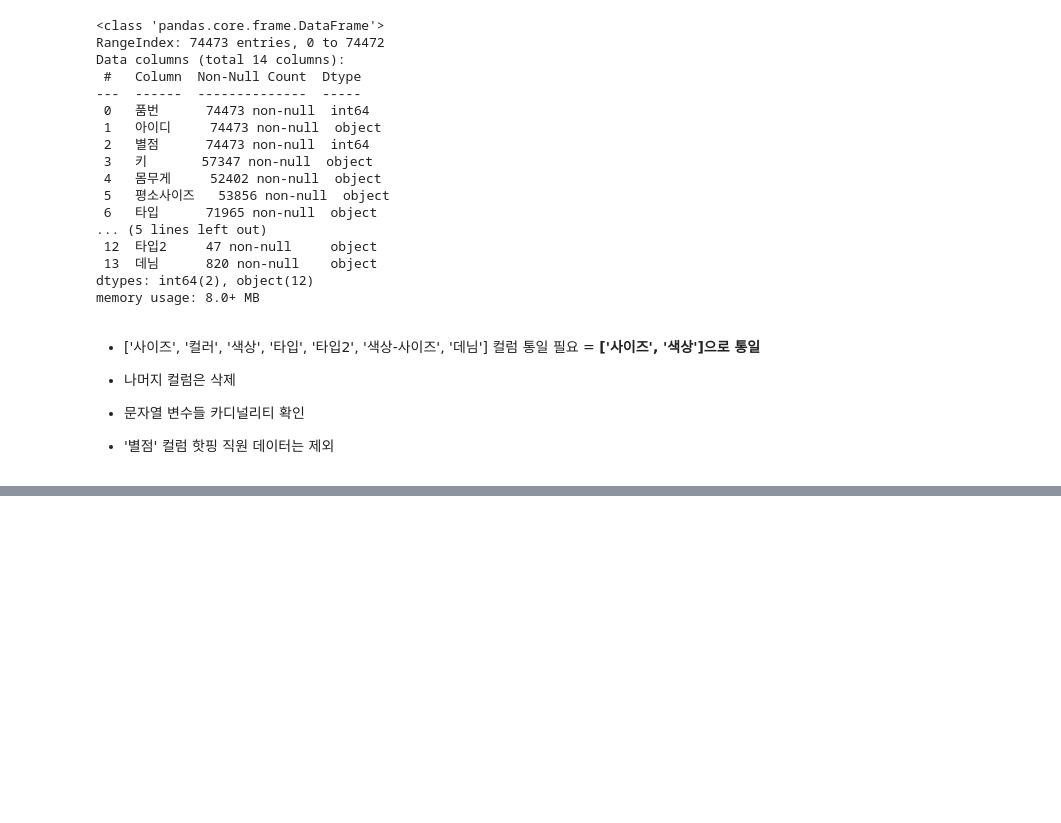
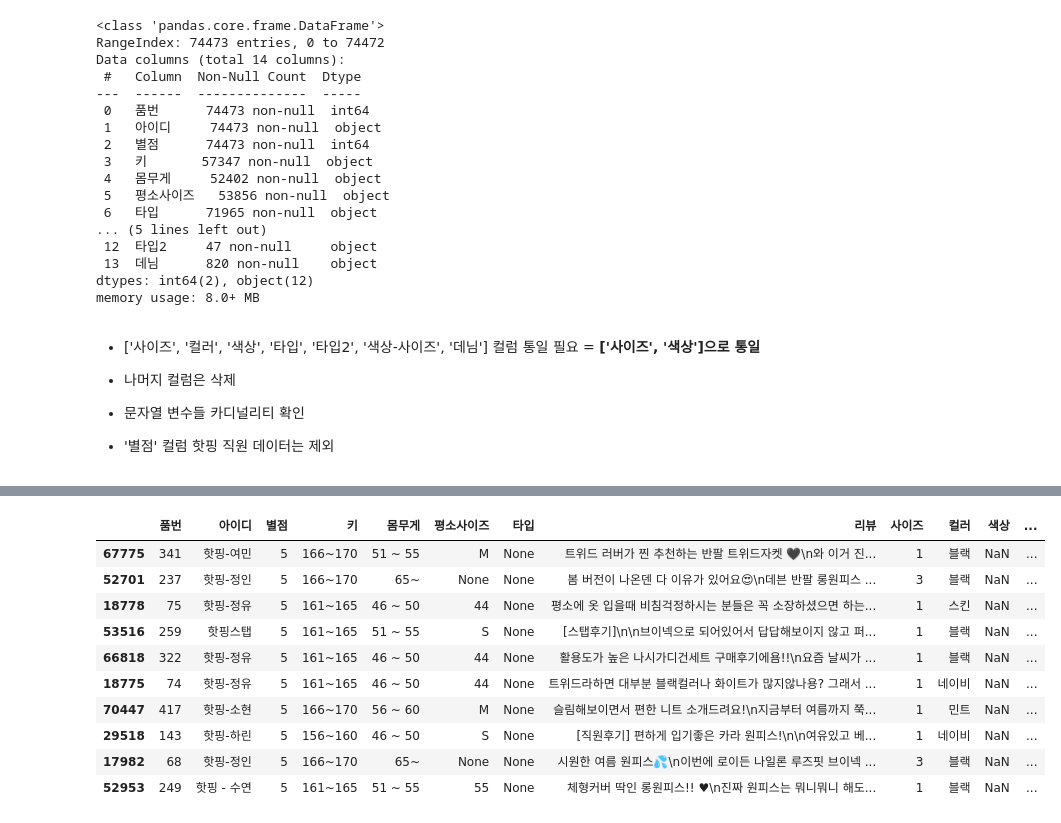
Before and after one commit to sai-with/pj_FitMyBody, a Jupyter notebook: Transform/preprocess.ipynb, the cells around one changed output, grey strips where cells are left out. Saved outputs shown, nothing was run; the diff lists cells and outputs as text; code cells hidden in the pictures; blank space fills up the shorter version.

```diff
--- a/Transform/preprocess.ipynb
+++ b/Transform/preprocess.ipynb
@@ -180,0 +202,15 @@ for idx, row in review.itertuples(name=None):
+# %%
+# 사이즈, 컬러
+review.loc[(review['사이즈'].notnull()==True) & (review['컬러'].notnull()==True)].sample(10)
+# %% [output]
+|  | 품번 | 아이디 | 별점 | 키 | 몸무게 | 평소사이즈 | 타입 | 리뷰 | 사이즈 | 컬러 | 색상 | ... |
+| 67775 | 341 | 핫핑-여민 | 5 | 166~170 | 51 ~ 55 | M | None | 트위드 러버가 찐 추천하는 반팔 트위드자켓 🖤\n와 이거 진... | 1 | 블랙 | NaN | ... |
+| 52701 | 237 | 핫핑-정인 | 5 | 166~170 | 65~ | None | None | 봄 버전이 나온덴 다 이유가 있어요😍\n데븐 반팔 롱원피스 ... | 3 | 블랙 | NaN | ... |
+| 18778 | 75 | 핫핑-정유 | 5 | 161~165 | 46 ~ 50 | 44 | None | 평소에 옷 입을때 비침걱정하시는 분들은 꼭 소장하셨으면 하는... | 1 | 스킨 | NaN | ... |
+| 53516 | 259 | 핫핑스탭 | 5 | 161~165 | 51 ~ 55 | S | None | [스탭후기]\n\n브이넥으로 되어있어서 답답해보이지 않고 퍼... | 1 | 블랙 | NaN | ... |
+| 66818 | 322 | 핫핑-정유 | 5 | 161~165 | 46 ~ 50 | 44 | None | 활용도가 높은 나시가디건세트 구매후기에욤!!\n요즘 날씨가 ... | 1 | 블랙 | NaN | ... |
+| 18775 | 74 | 핫핑-정유 | 5 | 161~165 | 46 ~ 50 | 44 | None | 트위드라하면 대부분 블랙컬러나 화이트가 많지않나용? 그래서 ... | 1 | 네이비 | NaN | ... |
+| 70447 | 417 | 핫핑-소현 | 5 | 166~170 | 56 ~ 60 | M | None | 슬림해보이면서 편한 니트 소개드려요!\n지금부터 여름까지 쭉... | 1 | 민트 | NaN | ... |
+| 29518 | 143 | 핫핑-하린 | 5 | 156~160 | 46 ~ 50 | S | None | [직원후기] 편하게 입기좋은 카라 원피스!\n\n여유있고 베... | 1 | 네이비 | NaN | ... |
+| 17982 | 68 | 핫핑-정인 | 5 | 166~170 | 65~ | None | None | 시원한 여름 원피스💦\n이번에 로이든 나일론 루즈핏 브이넥 ... | 3 | 블랙 | NaN | ... |
+| 52953 | 249 | 핫핑 - 수연 | 5 | 161~165 | 51 ~ 55 | 55 | None | 체형커버 딱인 롱원피스!! ♥\n진짜 원피스는 뭐니뭐니 해도... | 1 | 블랙 | NaN | ... |
```
Also changed, not shown: parts of 14 cells of this notebook.
